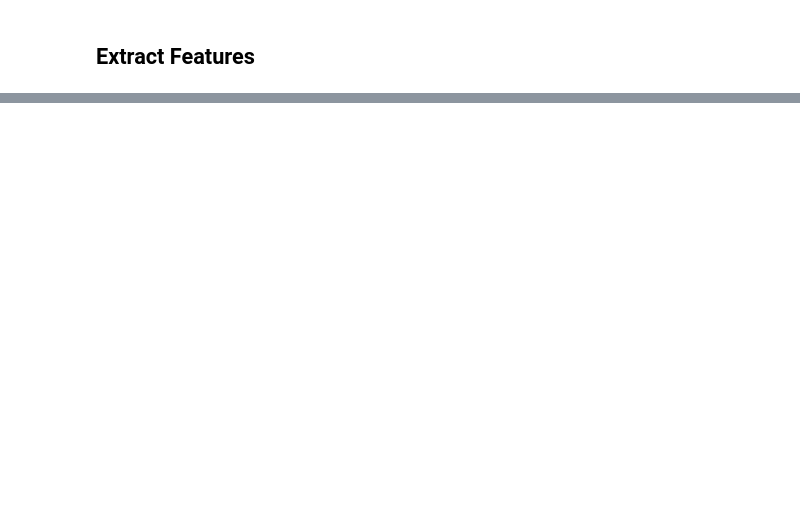
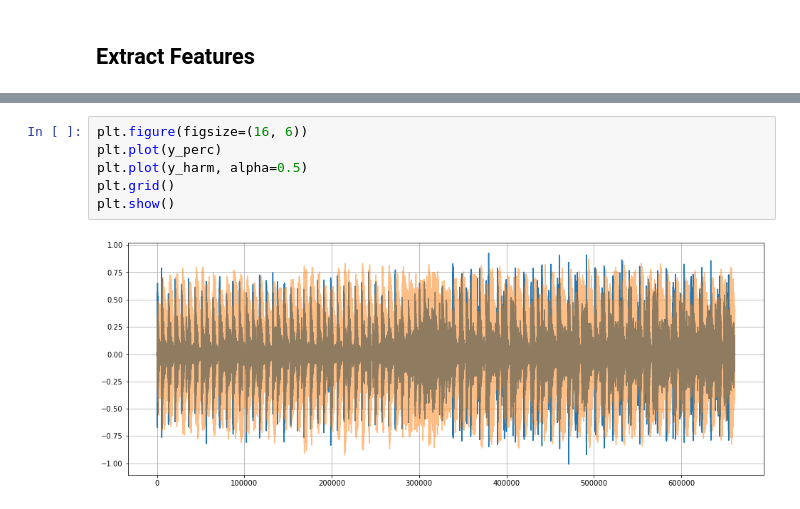
Before and after one commit to atsukoba/interactive-music-search, a Jupyter notebook: server/experiments/audio.ipynb, the cells around one changed output, grey strips where cells are left out. Cells and saved outputs as stored; diff of their text form; blank space fills up the shorter version.

```diff
--- a/server/experiments/audio.ipynb
+++ b/server/experiments/audio.ipynb
@@ -98,0 +134,8 @@ chromagram: (12, 1292)
+# %%
+plt.figure(figsize=(16, 6))
+plt.plot(y_perc)
+plt.plot(y_harm, alpha=0.5)
+plt.grid()
+plt.show()
+# %% [output]
+[figure, added]
```
Also changed, not shown: parts of 22 cells of this notebook, 2 other files.
